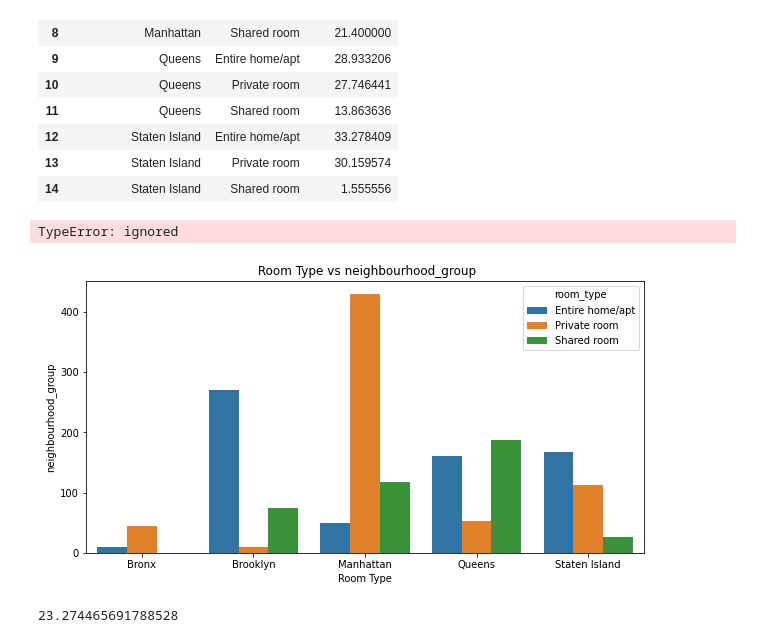
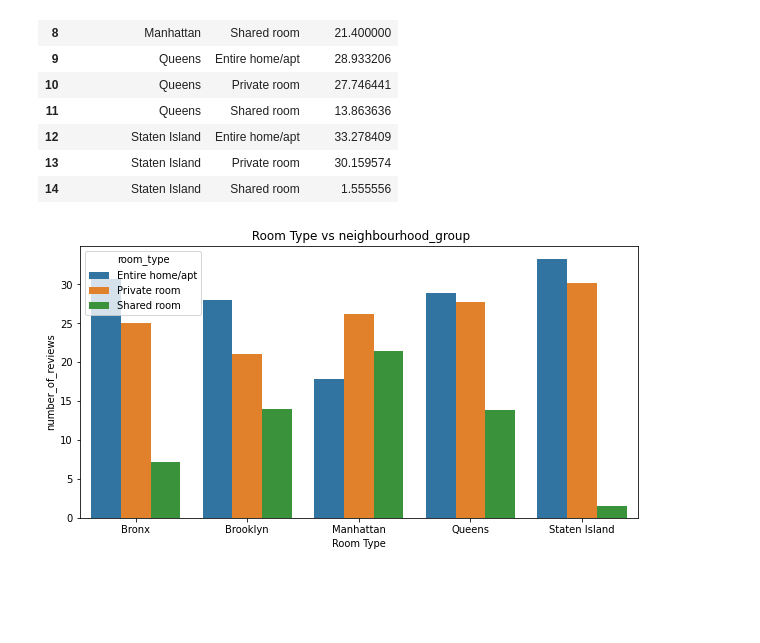
Before and after one commit to Shrez7961/Airbnb-Booking-Analysis, a Jupyter notebook: EDA_Airbnb_Booking_Analysis.ipynb, the cells around one changed output. Cells and saved outputs as stored; diff of their text form; code cells hidden in the pictures; blank space fills up the shorter version.

```diff
--- a/EDA_Airbnb_Booking_Analysis.ipynb
+++ b/EDA_Airbnb_Booking_Analysis.ipynb
@@ -366,20 +368,12 @@ k
 | 12 | Staten Island | Entire home/apt | 33.278409 |
 | 13 | Staten Island | Private room | 30.159574 |
 | 14 | Staten Island | Shared room | 1.555556 |
-# %%
-df['k'] = df.groupby(['neighbourhood_group','room_type'])['number_of_reviews'].mean()
-# %% [output]
-TypeError: ignored
 # %%
 plt.figure(figsize = (10,5))
-ax_11 = sns.barplot(x='neighbourhood_group',y=df['number_of_reviews'], hue ='room_type',data=k)
+ax_11 = sns.barplot(x='neighbourhood_group',y='room reviews', hue ='room_type',data=k)
 ax_11.set_title(' Room Type vs neighbourhood_group')
 ax_11.set_xlabel('Room Type')
-ax_11.set_ylabel("neighbourhood_group")
+ax_11.set_ylabel("number_of_reviews")
 plt.show()
 # %% [output]
-[figure, old version]
+[figure, new version]
-# %%
-df["number_of_reviews"].mean()
-# %% [output]
-23.274465691788528
```
Also changed, not shown: parts of 2 cells of this notebook.
